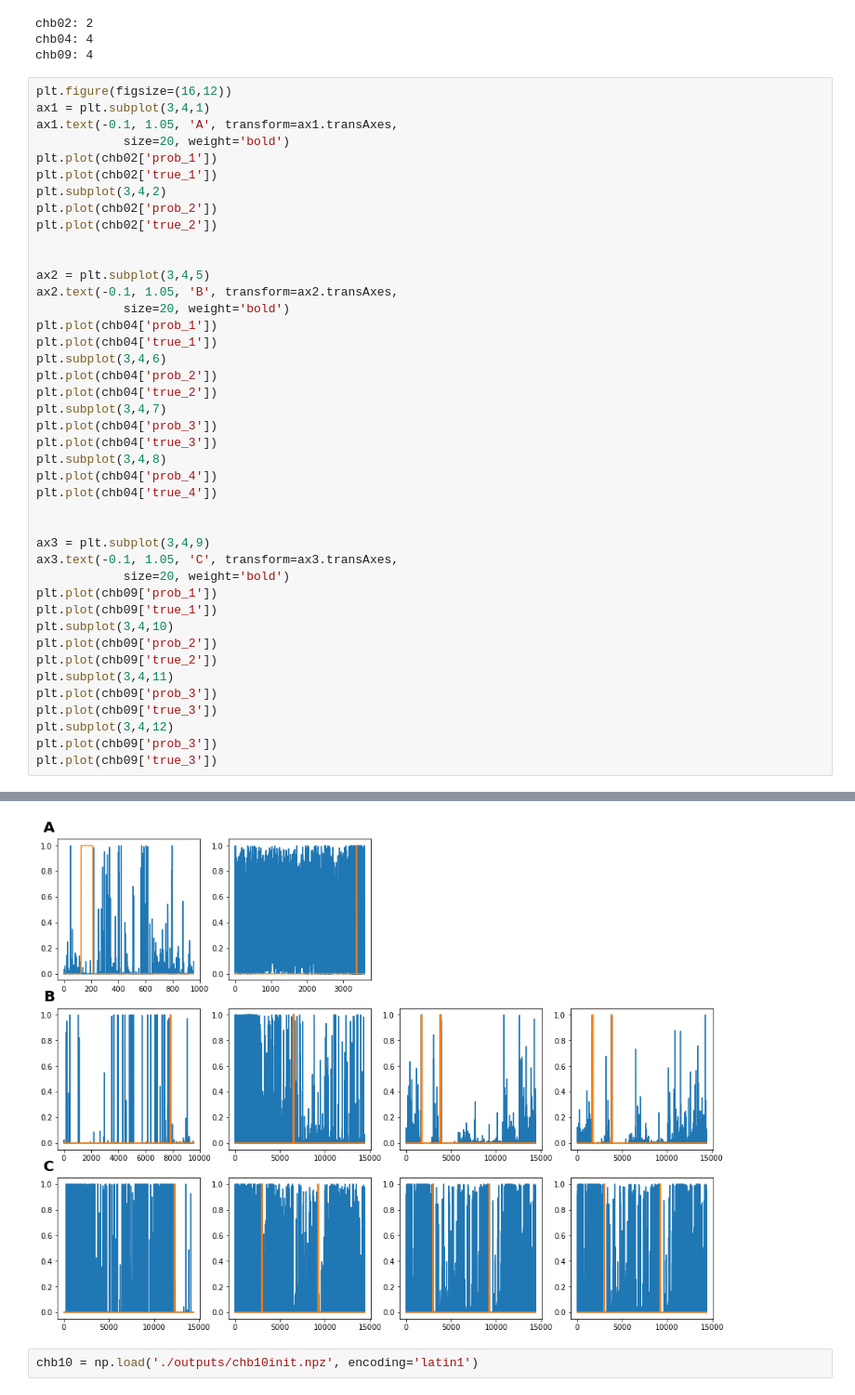
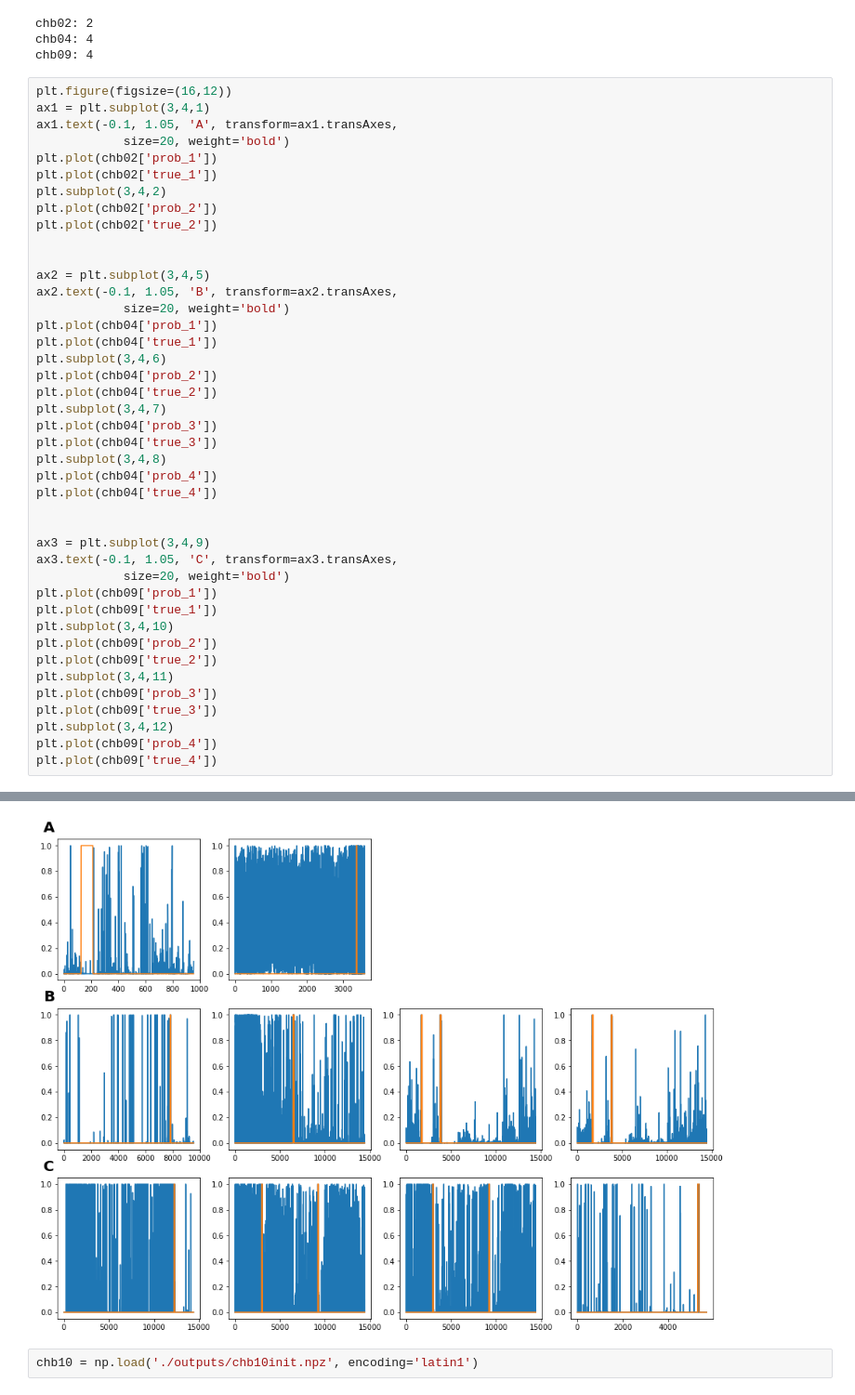
Before and after one commit to acellon/thesis, a Jupyter notebook: testdev.ipynb, the cells around one changed output, grey strips where cells are left out. Shown at 93% size. Drawn from its saved outputs; the diff is of its cells as text.

```diff
--- a/testdev.ipynb
+++ b/testdev.ipynb
@@ -515,36 +515,36 @@ plt.plot(chb02['true_2'])
 ax2 = plt.subplot(3,4,5)
 ax2.text(-0.1, 1.05, 'B', transform=ax2.transAxes,
             size=20, weight='bold')
 plt.plot(chb04['prob_1'])
 plt.plot(chb04['true_1'])
 plt.subplot(3,4,6)
 plt.plot(chb04['prob_2'])
 plt.plot(chb04['true_2'])
 plt.subplot(3,4,7)
 plt.plot(chb04['prob_3'])
 plt.plot(chb04['true_3'])
 plt.subplot(3,4,8)
 plt.plot(chb04['prob_4'])
 plt.plot(chb04['true_4'])
 
 
 ax3 = plt.subplot(3,4,9)
 ax3.text(-0.1, 1.05, 'C', transform=ax3.transAxes,
             size=20, weight='bold')
 plt.plot(chb09['prob_1'])
 plt.plot(chb09['true_1'])
 plt.subplot(3,4,10)
 plt.plot(chb09['prob_2'])
 plt.plot(chb09['true_2'])
 plt.subplot(3,4,11)
 plt.plot(chb09['prob_3'])
 plt.plot(chb09['true_3'])
 plt.subplot(3,4,12)
-plt.plot(chb09['prob_3'])
-plt.plot(chb09['true_3'])
+plt.plot(chb09['prob_4'])
+plt.plot(chb09['true_4'])
 # %% [output]
 [<matplotlib.lines.Line2D at 0x...>]
-[figure, old version]
+[figure, new version]
 # %%
 chb10 = np.load('./outputs/chb10init.npz', encoding='latin1')
 # %%
```
Also changed, not shown: parts of 2 cells of this notebook, 2 other files.
